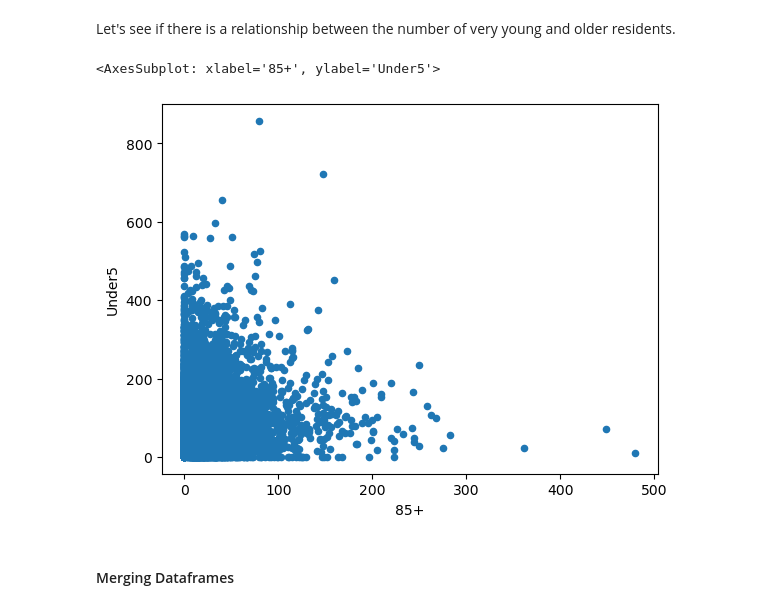
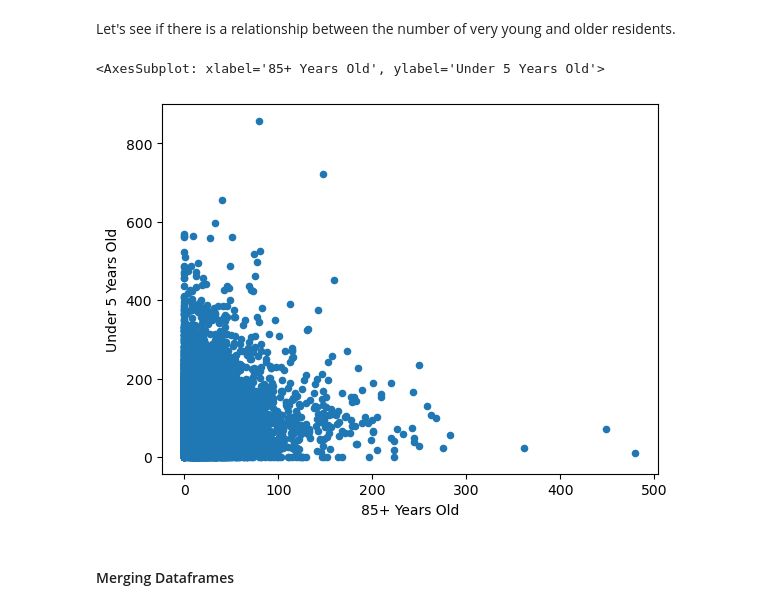
Before and after one commit to lucybriggs12/snakeemoji, a Jupyter notebook: data/Week3_Assignment_CarolynPugh.ipynb, the cells around one changed output. Saved outputs shown, nothing was run; the diff lists cells and outputs as text; code cells hidden in the pictures.

```diff
--- a/data/Week3_Assignment_CarolynPugh.ipynb
+++ b/data/Week3_Assignment_CarolynPugh.ipynb
@@ -176,20 +195,22 @@ age2011.columns.to_list()
  'SE_A01001_012',
  'SE_A01001_013']
 # %%
+#Renaming columns for clarity
 age2011.rename(columns=
-               {'SE_A01001_002':'Under5',
- 'SE_A01001_003':'5-9',
- 'SE_A01001_004':'10-14',
- 'SE_A01001_005':'15-17',
- 'SE_A01001_006':'18-24',
- 'SE_A01001_007':'25-34',
- 'SE_A01001_008':'35-44',
- 'SE_A01001_009':'45-54',
- 'SE_A01001_010':'55-64',
- 'SE_A01001_011':'65-74',
- 'SE_A01001_012':'75-84',
- 'SE_A01001_013':'85+',
- 'SE_A01001_001':'total' }, inplace = True)
+               {'SE_A01001_002':'Under 5 Years Old',
+ 'SE_A01001_003':'5-9 Years Old',
+ 'SE_A01001_004':'10-14 Years Old',
+ 'SE_A01001_005':'15-17 Years Old',
+ 'SE_A01001_006':'18-24 Years Old',
+ 'SE_A01001_007':'25-34 Years Old',
+ 'SE_A01001_008':'35-44 Years Old',
+ 'SE_A01001_009':'45-54 Years Old',
+ 'SE_A01001_010':'55-64 Years Old',
+ 'SE_A01001_011':'65-74 Years Old',
+ 'SE_A01001_012':'75-84 Years Old',
+ 'SE_A01001_013':'85+ Years Old',
+ 'SE_A01001_001':'Total Population' }, inplace = True)
+#Displaying first 5 rows as a check
 age2011.head()
 # %% [output]
 |  | Geo_FIPS | Geo_GEOID | Geo_NAME | Geo_QName | Geo_STUSAB | Geo_SUMLEV | Geo_GEOCOMP | Geo_FILEID | ... |
@@ -222,8 +244,11 @@ age2011.columns.to_list()
 # %% [markdown]
 Now I will create a category of 65+, since that is how my group decided to define who "seniors" are.
 # %%
-seniors_list = ['65-74', '75-84', '85+']
-age2011['Seniors'] = age2011[seniors_list].sum(axis=1)
+#Make a list of columns included in senior category
+seniors_list = ['65-74 Years Old', '75-84 Years Old', '85+ Years Old']
+#Make a column to sum of the above columns and get total number of seniors
+age2011['Total Seniors'] = age2011[seniors_list].sum(axis=1)
+#Display columns in dataframe to check that new column was made
 age2011.columns.to_list()
 # %% [output]
 ['Geo_FIPS',
@@ -277,10 +304,11 @@ There seem to to be some areas with comparatively high concentrations of senior
 # %% [markdown]
 Let's see if there is a relationship between the number of very young and older residents.
 # %%
-age2011.plot.scatter(x='85+', y= 'Under5')
+#Create scatterplot of the highest and lowest age groups
+age2011.plot.scatter(x='85+ Years Old', y= 'Under 5 Years Old')
 # %% [output]
-<AxesSubplot: xlabel='85+', ylabel='Under5'>
+<AxesSubplot: xlabel='85+ Years Old', ylabel='Under 5 Years Old'>
-[figure, old version]
+[figure, new version]
 # %% [markdown]
 #### Merging Dataframes
 # %% [markdown]
```
Also changed, not shown: parts of 28 cells of this notebook.
